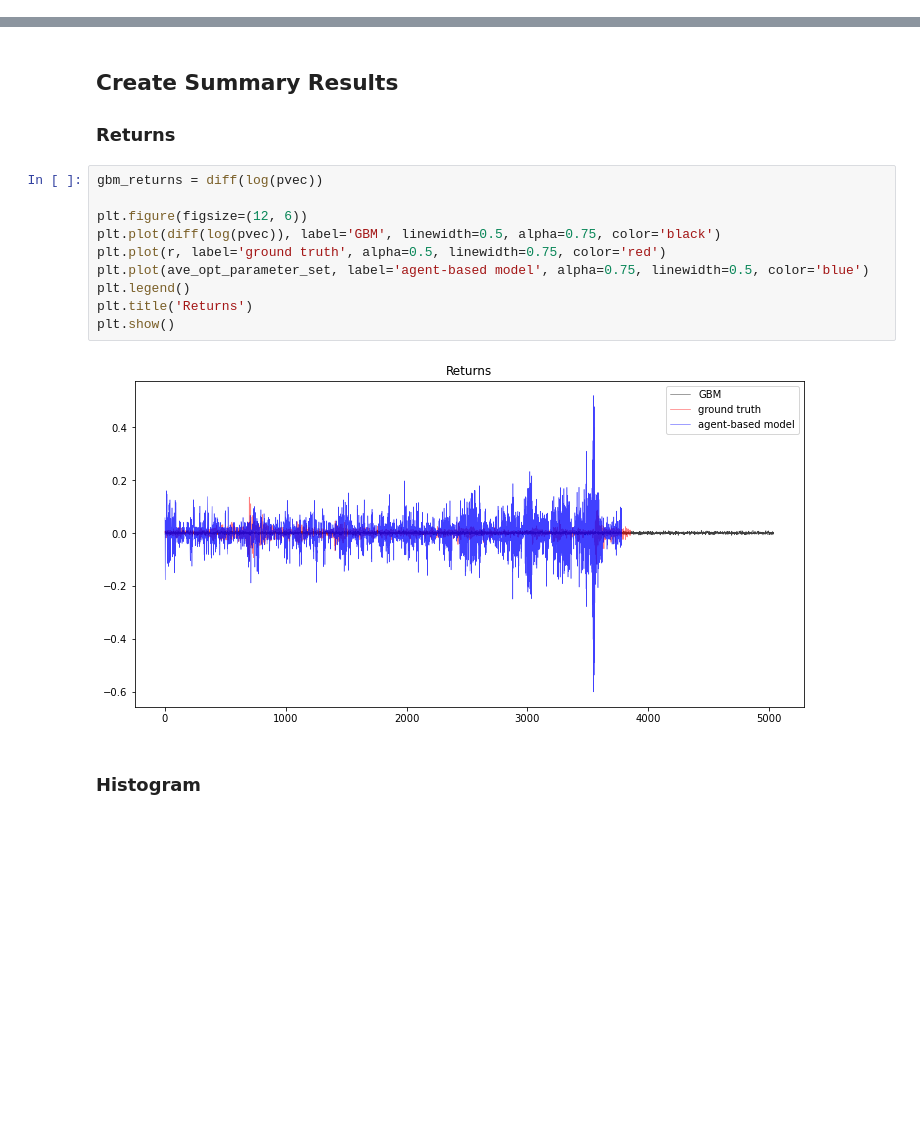
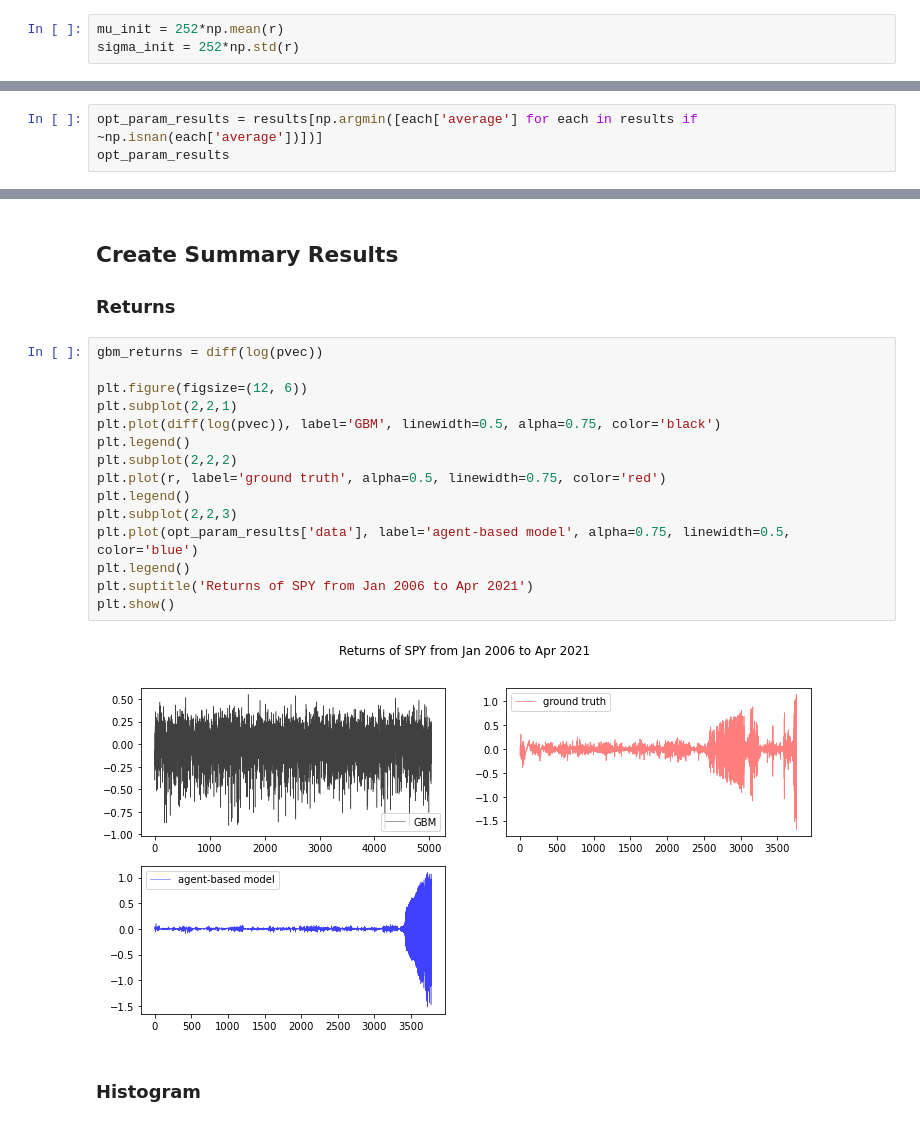
Before and after one commit to ssie-projects/ssie523-abm-markets, a Jupyter notebook: research/simulation-results/MarketABM-gta-param-opt.ipynb, the cells around one changed output, grey strips where cells are left out. Drawn from its saved outputs; the diff is of its cells as text; blank space fills up the shorter version.

Commit message:
seeded model

```diff
--- a/research/simulation-results/MarketABM-gta-param-opt.ipynb
+++ b/research/simulation-results/MarketABM-gta-param-opt.ipynb
@@ -664,3 +112,6 @@ df.head()
 # %%
 df['log_adj_close'] = np.log(df['Adj Close'])
 r = np.diff(df['log_adj_close'].tolist())
+# %%
+mu_init = 252*np.mean(r)
+sigma_init = 252*np.std(r)
@@ -666,0 +448,3 @@ r = np.diff(df['log_adj_close'].tolist())
+# %%
+opt_param_results = results[np.argmin([each['average'] for each in results if ~np.isnan(each['average'])])]
+opt_param_results
@@ -711,15 +744,20 @@ while t < T:
 # %%
 gbm_returns = diff(log(pvec))
 
 plt.figure(figsize=(12, 6))
+plt.subplot(2,2,1)
 plt.plot(diff(log(pvec)), label='GBM', linewidth=0.5, alpha=0.75, color='black')
+plt.legend()
+plt.subplot(2,2,2)
 plt.plot(r, label='ground truth', alpha=0.5, linewidth=0.75, color='red')
-plt.plot(ave_opt_parameter_set, label='agent-based model', alpha=0.75, linewidth=0.5, color='blue')
 plt.legend()
-plt.title('Returns')
+plt.subplot(2,2,3)
+plt.plot(opt_param_results['data'], label='agent-based model', alpha=0.75, linewidth=0.5, color='blue')
+plt.legend()
+plt.suptitle('Returns of SPY from Jan 2006 to Apr 2021')
 plt.show()
 # %% [output]
-[figure, old version]
+[figure, new version]
 # %% [markdown]
 ### Histogram
 # %%
```
Also changed, not shown: parts of 27 cells of this notebook, 5 other files.
